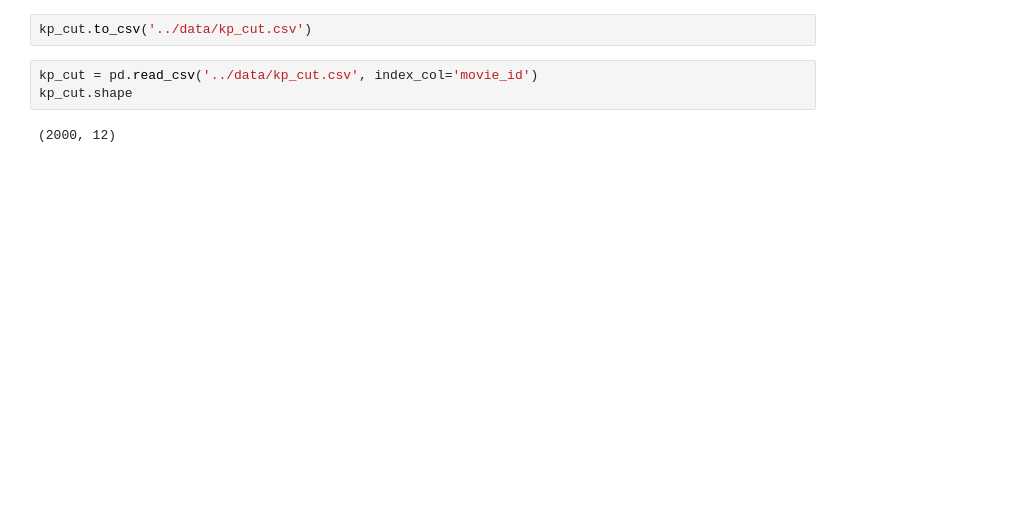
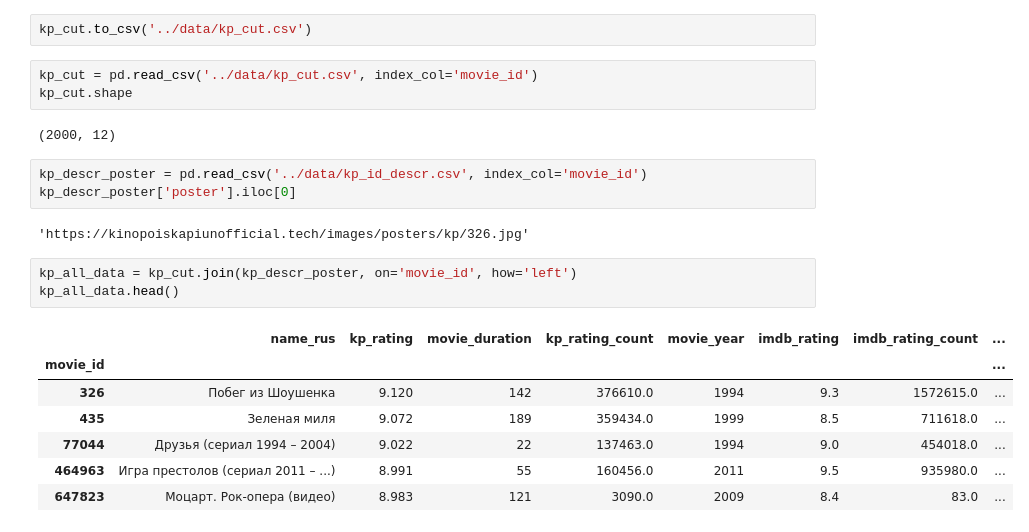
Before and after one commit to dann1erel/movie_rec_system, a Jupyter notebook: services/data_processing.ipynb, the cells around one changed output. Drawn from its saved outputs; the diff is of its cells as text; blank space fills up the shorter version.

```diff
--- a/services/data_processing.ipynb
+++ b/services/data_processing.ipynb
@@ -211,3 +212,19 @@ kp_cut = pd.read_csv('../data/kp_cut.csv', index_col='movie_id')
 kp_cut.shape
 # %% [output]
 (2000, 12)
+# %%
+kp_descr_poster = pd.read_csv('../data/kp_id_descr.csv', index_col='movie_id')
+kp_descr_poster['poster'].iloc[0]
+# %% [output]
+'https://kinopoiskapiunofficial.tech/images/posters/kp/326.jpg'
+# %%
+kp_all_data = kp_cut.join(kp_descr_poster, on='movie_id', how='left')
+kp_all_data.head()
+# %% [output]
+|  | name_rus | kp_rating | movie_duration | kp_rating_count | movie_year | imdb_rating | imdb_rating_count | ... |
+| movie_id |  |  |  |  |  |  |  | ... |
+| 326 | Побег из Шоушенка | 9.120 | 142 | 376610.0 | 1994 | 9.3 | 1572615.0 | ... |
+| 435 | Зеленая миля | 9.072 | 189 | 359434.0 | 1999 | 8.5 | 711618.0 | ... |
+| 77044 | Друзья (сериал 1994 – 2004) | 9.022 | 22 | 137463.0 | 1994 | 9.0 | 454018.0 | ... |
+| 464963 | Игра престолов (сериал 2011 – ...) | 8.991 | 55 | 160456.0 | 2011 | 9.5 | 935980.0 | ... |
+| 647823 | Моцарт. Рок-опера (видео) | 8.983 | 121 | 3090.0 | 2009 | 8.4 | 83.0 | ... |
```
Also changed, not shown: parts of 6 cells of this notebook, 3 other files.
